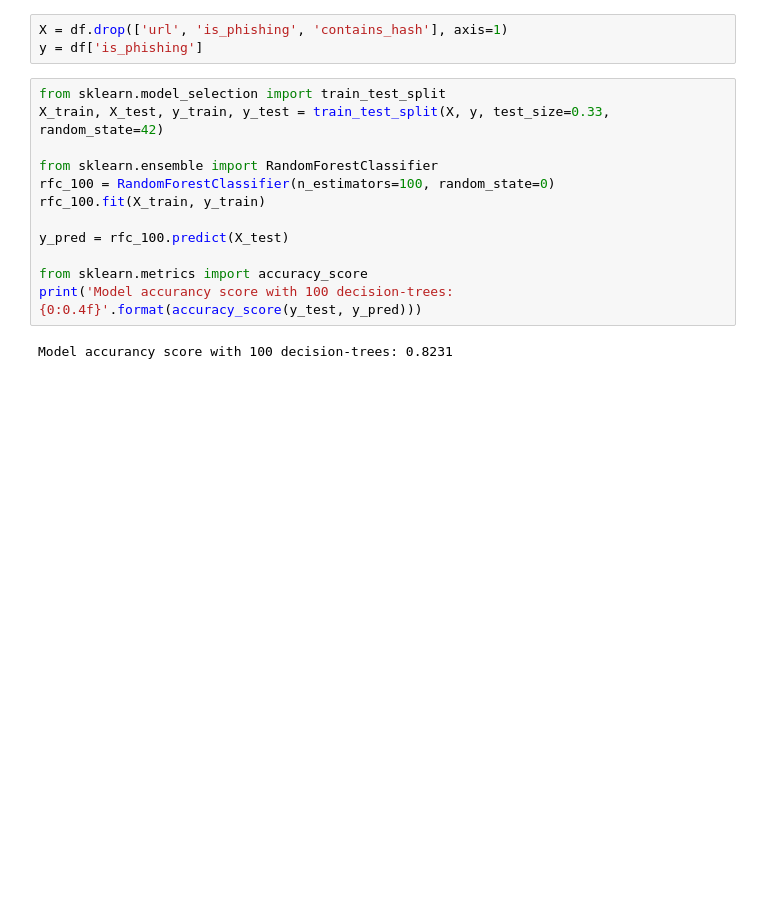
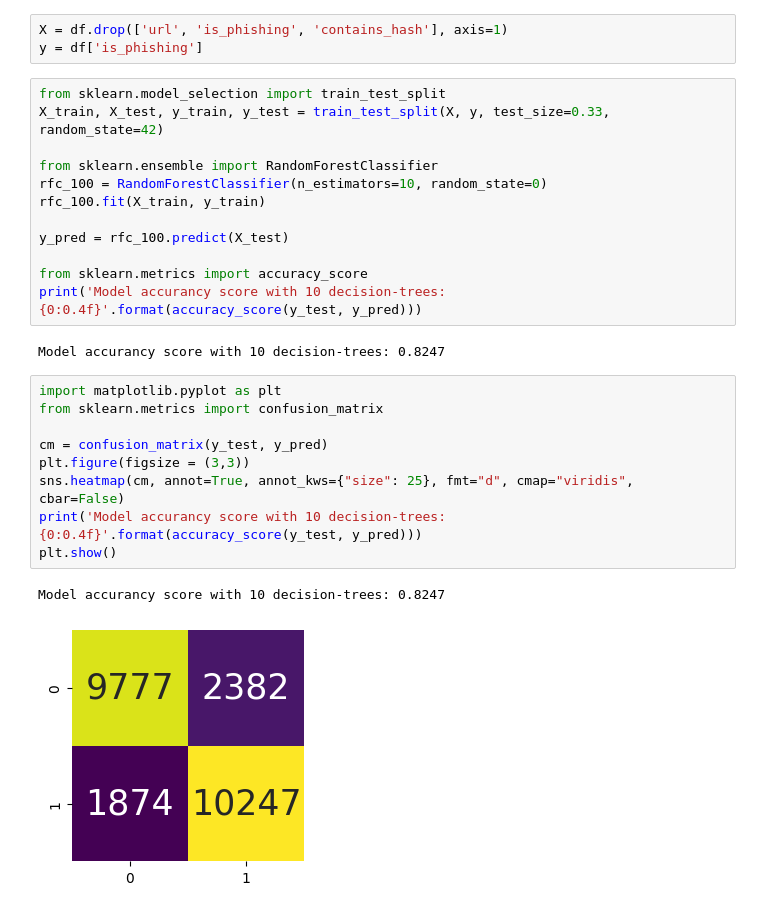
Before and after one commit to Sari-Saif/Phishing-URLs-Detection, a Jupyter notebook: DataExploration/data_explortion.ipynb, the cells around one changed output. Saved outputs shown, nothing was run; the diff lists cells and outputs as text; blank space fills up the shorter version.

```diff
--- a/DataExploration/data_explortion.ipynb
+++ b/DataExploration/data_explortion.ipynb
@@ -286,12 +286,24 @@ from sklearn.model_selection import train_test_split
 X_train, X_test, y_train, y_test = train_test_split(X, y, test_size=0.33, random_state=42)
 
 from sklearn.ensemble import RandomForestClassifier
-rfc_100 = RandomForestClassifier(n_estimators=100, random_state=0)
+rfc_100 = RandomForestClassifier(n_estimators=10, random_state=0)
 rfc_100.fit(X_train, y_train)
 
 y_pred = rfc_100.predict(X_test)
 
 from sklearn.metrics import accuracy_score
-print('Model accurancy score with 100 decision-trees: {0:0.4f}'.format(accuracy_score(y_test, y_pred)))
+print('Model accurancy score with 10 decision-trees: {0:0.4f}'.format(accuracy_score(y_test, y_pred)))
 # %% [output]
-Model accurancy score with 100 decision-trees: 0.8231
+Model accurancy score with 10 decision-trees: 0.8247
+# %%
+import matplotlib.pyplot as plt
+from sklearn.metrics import confusion_matrix
+
+cm = confusion_matrix(y_test, y_pred)
+plt.figure(figsize = (3,3))
+sns.heatmap(cm, annot=True, annot_kws={"size": 25}, fmt="d", cmap="viridis", cbar=False)
+print('Model accurancy score with 10 decision-trees: {0:0.4f}'.format(accuracy_score(y_test, y_pred)))
+plt.show()
+# %% [output]
+Model accurancy score with 10 decision-trees: 0.8247
+[figure, added]
```
Also changed, not shown: parts of 10 cells of this notebook.
